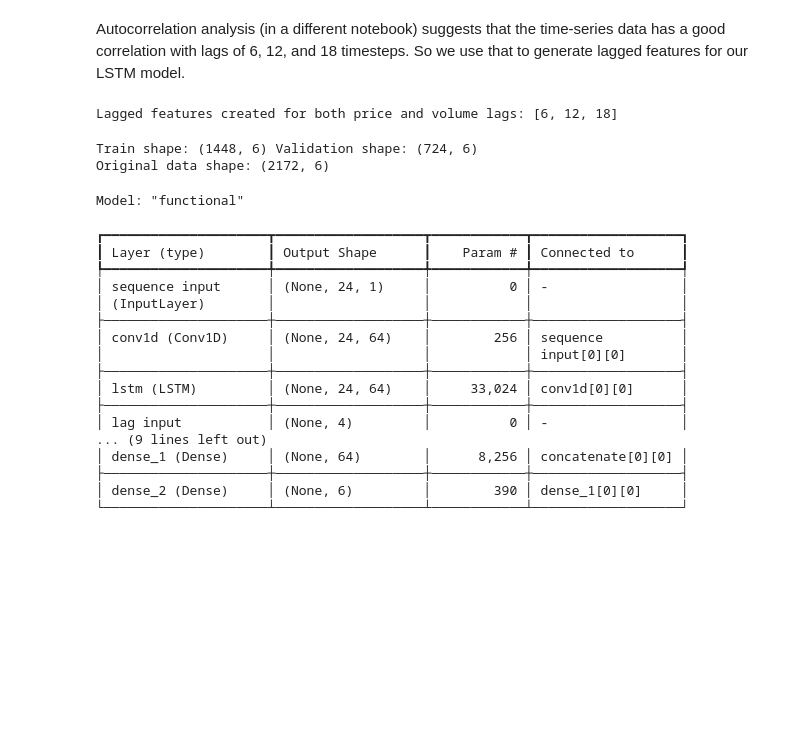
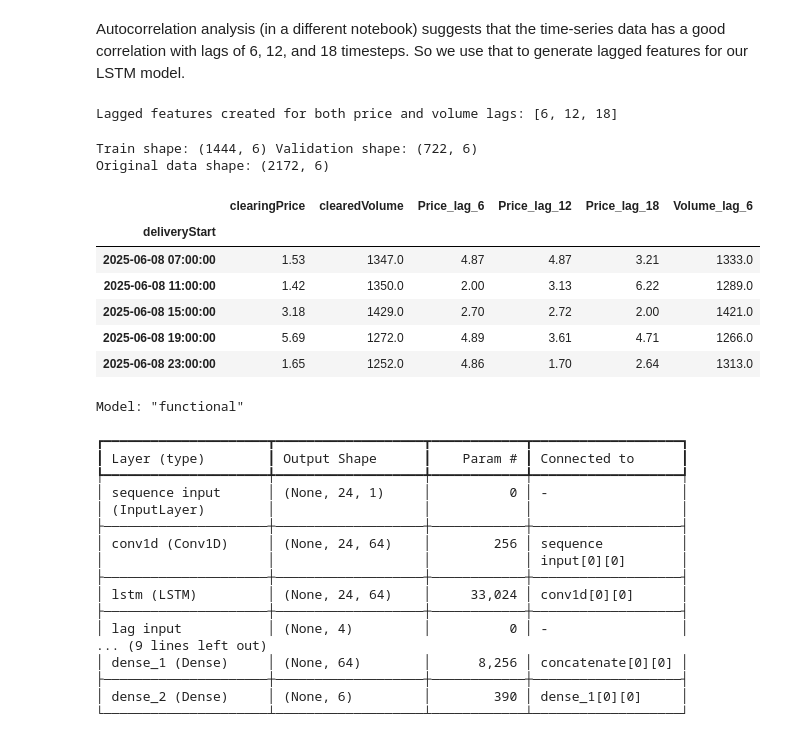
Before and after one commit to saxena-p/Energy-Price-Forecasting, a Jupyter notebook: study.ipynb, the cells around one changed output. Cells and saved outputs as stored; diff of their text form; code cells hidden in the pictures; blank space fills up the shorter version.

```diff
--- a/study.ipynb
+++ b/study.ipynb
@@ -118,15 +119,26 @@ dcl_data = dcl_data.dropna()
 Lagged features created for both price and volume lags: [6, 12, 18]
 # %%
 # Split the dataset into training and validation sets
+# Removing the data for the last day since that will be used for prediction
 tscv = TimeSeriesSplit(n_splits=2)
-for train_index, test_index in tscv.split(dcl_data):
+for train_index, test_index in tscv.split(dcl_data.iloc[0:-6, :]):
     X_train, X_valid = dcl_data.iloc[train_index], dcl_data.iloc[test_index]
 
 print("Train shape:", X_train.shape, "Validation shape:", X_valid.shape)
 print("Original data shape:", dcl_data.shape)
 # %% [output]
-Train shape: (1448, 6) Validation shape: (724, 6)
+Train shape: (1444, 6) Validation shape: (722, 6)
 Original data shape: (2172, 6)
+# %%
+X_valid.tail()
+# %% [output]
+|  | clearingPrice | clearedVolume | Price_lag_6 | Price_lag_12 | Price_lag_18 | Volume_lag_6 |
+| deliveryStart |  |  |  |  |  |  |
+| 2025-06-08 07:00:00 | 1.53 | 1347.0 | 4.87 | 4.87 | 3.21 | 1333.0 |
+| 2025-06-08 11:00:00 | 1.42 | 1350.0 | 2.00 | 3.13 | 6.22 | 1289.0 |
+| 2025-06-08 15:00:00 | 3.18 | 1429.0 | 2.70 | 2.72 | 2.00 | 1421.0 |
+| 2025-06-08 19:00:00 | 5.69 | 1272.0 | 4.89 | 3.61 | 4.71 | 1266.0 |
+| 2025-06-08 23:00:00 | 1.65 | 1252.0 | 4.86 | 1.70 | 2.64 | 1313.0 |
 # %%
 # Define the LSTM parameters
 WINDOW_SIZE = 24
```
Also changed, not shown: parts of 14 cells of this notebook, 2 other files.
